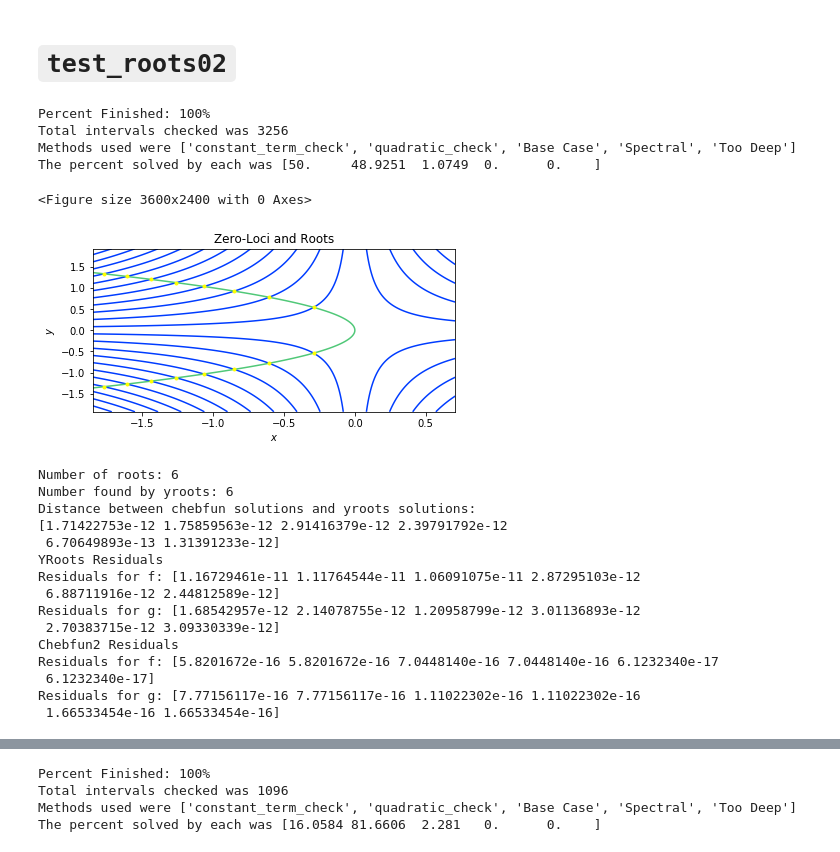
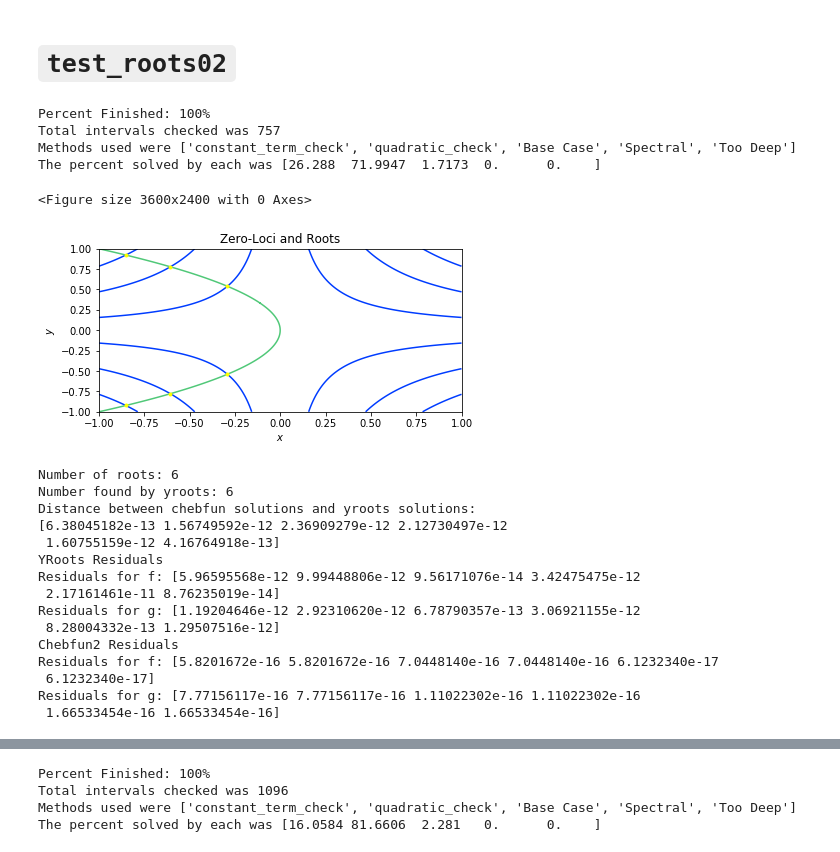
Before and after one commit to tylerjarvis/RootFinding, a Jupyter notebook: Chebfun Tests.ipynb, the cells around one changed output, grey strips where cells are left out. Drawn from its saved outputs; the diff is of its cells as text; code cells hidden in the pictures.

```diff
--- a/Chebfun Tests.ipynb
+++ b/Chebfun Tests.ipynb
@@ -217,37 +237,37 @@ Residuals for g: 0.0
 # %%
 #01
 f = lambda x,y: np.cos(10*x*y)
 g = lambda x,y: x + y**2
 
 r1 = np.loadtxt('chebfun_test_output/cftest2_1.csv',delimiter=',')
 a = np.array([min(r1[:,0]),min(r1[:,1])])
 b = np.array([max(r1[:,0]),max(r1[:,1])])
-r2 = yr.solve([f,g],a-1,b+1,plot=True)
+r2 = yr.solve([f,g],[-1,-1],[1,1],plot=True)
 r2 = rootfilter(r2,a,b,1e-3)
 print('Number of roots:',r1.shape[0])
 print('Number found by yroots:',r2.shape[0])
 if r1.shape[0] == r2.shape[0]:
     print('Distance between chebfun solutions and yroots solutions:')
     print(np.linalg.norm(np.sort(r1,axis=0)-np.sort(r2,axis=0),axis=1))
 
 print_residuals([f,g], r1, r2)
 # %% [output]
 Percent Finished: 100%
-Total intervals checked was 3256
+Total intervals checked was 757
 Methods used were ['constant_term_check', 'quadratic_check', 'Base Case', 'Spectral', 'Too Deep']
-The percent solved by each was [50.     48.9251  1.0749  0.      0.    ]
+The percent solved by each was [26.288  71.9947  1.7173  0.      0.    ]
 <Figure size 3600x2400 with 0 Axes>
-[figure, old version]
+[figure, new version]
 Number of roots: 6
 Number found by yroots: 6
 Distance between chebfun solutions and yroots solutions:
-[1.71422753e-12 1.75859563e-12 2.91416379e-12 2.39791792e-12
- 6.70649893e-13 1.31391233e-12]
+[6.38045182e-13 1.56749592e-12 2.36909279e-12 2.12730497e-12
+ 1.60755159e-12 4.16764918e-13]
 YRoots Residuals
-Residuals for f: [1.16729461e-11 1.11764544e-11 1.06091075e-11 2.87295103e-12
- 6.88711916e-12 2.44812589e-12]
-Residuals for g: [1.68542957e-12 2.14078755e-12 1.20958799e-12 3.01136893e-12
- 2.70383715e-12 3.09330339e-12]
+Residuals for f: [5.96595568e-12 9.99448806e-12 9.56171076e-14 3.42475475e-12
+ 2.17161461e-11 8.76235019e-14]
+Residuals for g: [1.19204646e-12 2.92310620e-12 6.78790357e-13 3.06921155e-12
+ 8.28004332e-13 1.29507516e-12]
 Chebfun2 Residuals
 Residuals for f: [5.8201672e-16 5.8201672e-16 7.0448140e-16 7.0448140e-16 6.1232340e-17
  6.1232340e-17]
```
Also changed, not shown: parts of 18 cells of this notebook, 2 other files.
